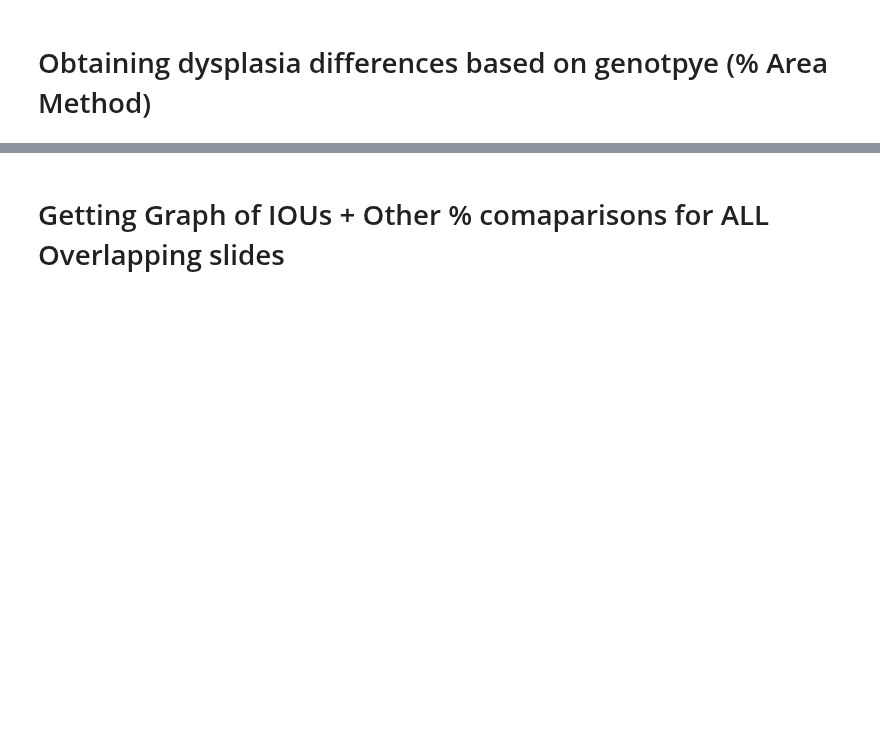
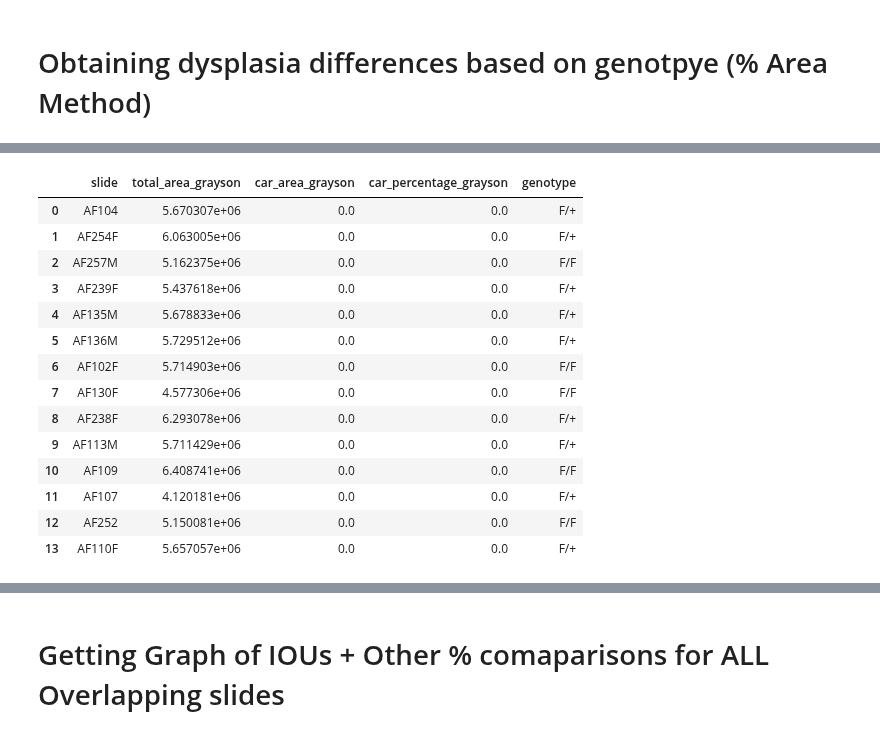
Before and after one commit to Satanna1/Cancer_Project_2025, a Jupyter notebook: Qualitative_Notebook.ipynb, the cells around one changed output, grey strips where cells are left out. Cells and saved outputs as stored; diff of their text form; code cells hidden in the pictures; blank space fills up the shorter version.

```diff
--- a/Qualitative_Notebook.ipynb
+++ b/Qualitative_Notebook.ipynb
@@ -675,0 +833,18 @@ else:
+# %%
+results
+# %% [output]
+|  | slide | total_area_grayson | car_area_grayson | car_percentage_grayson | genotype |
+| 0 | AF104 | 5.670307e+06 | 0.0 | 0.0 | F/+ |
+| 1 | AF254F | 6.063005e+06 | 0.0 | 0.0 | F/+ |
+| 2 | AF257M | 5.162375e+06 | 0.0 | 0.0 | F/F |
+| 3 | AF239F | 5.437618e+06 | 0.0 | 0.0 | F/+ |
+| 4 | AF135M | 5.678833e+06 | 0.0 | 0.0 | F/+ |
+| 5 | AF136M | 5.729512e+06 | 0.0 | 0.0 | F/+ |
+| 6 | AF102F | 5.714903e+06 | 0.0 | 0.0 | F/F |
+| 7 | AF130F | 4.577306e+06 | 0.0 | 0.0 | F/F |
+| 8 | AF238F | 6.293078e+06 | 0.0 | 0.0 | F/+ |
+| 9 | AF113M | 5.711429e+06 | 0.0 | 0.0 | F/+ |
+| 10 | AF109 | 6.408741e+06 | 0.0 | 0.0 | F/F |
+| 11 | AF107 | 4.120181e+06 | 0.0 | 0.0 | F/+ |
+| 12 | AF252 | 5.150081e+06 | 0.0 | 0.0 | F/F |
+| 13 | AF110F | 5.657057e+06 | 0.0 | 0.0 | F/+ |
```
Also changed, not shown: parts of 32 cells of this notebook, 5 other files.
